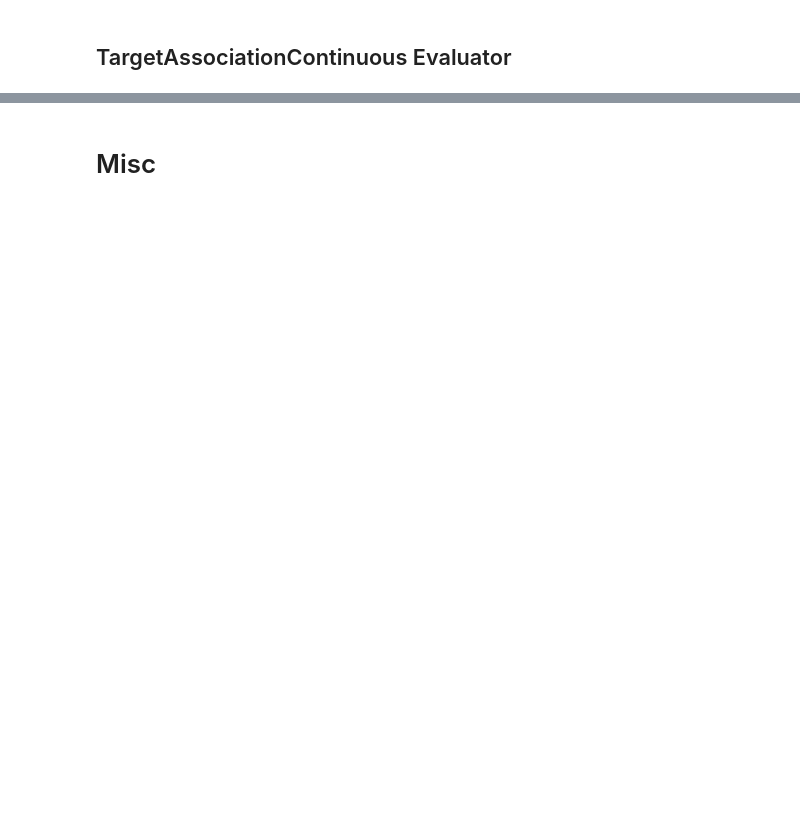
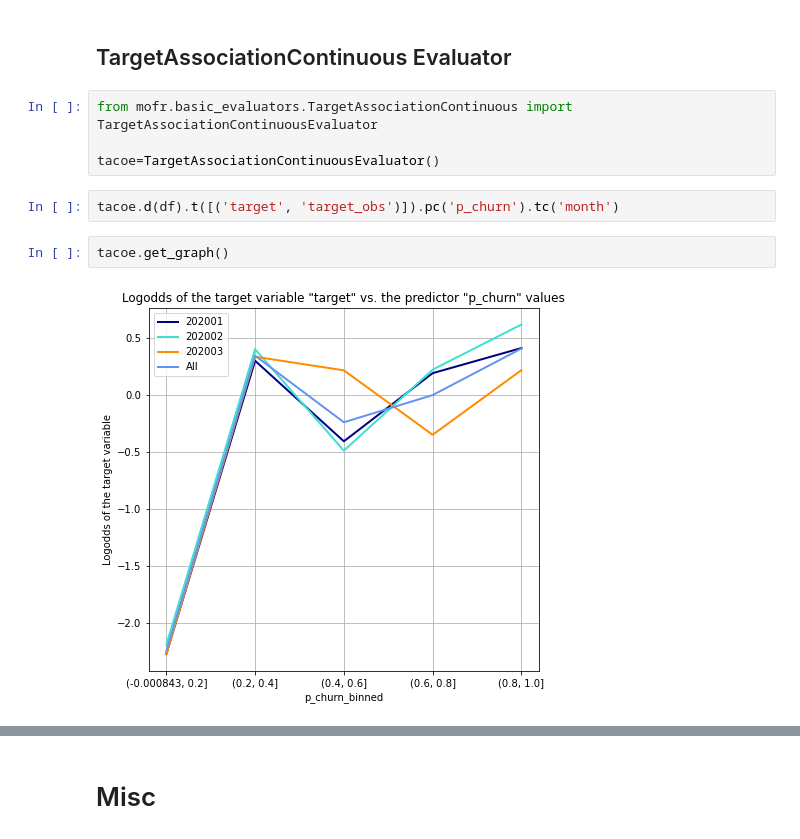
Before and after one commit to Vrboska/mofr, a Jupyter notebook: Testing.ipynb, the cells around one changed output, grey strips where cells are left out. Cells and saved outputs as stored; diff of their text form; blank space fills up the shorter version.

Commit message:
TargetAssociationContinuousEvaluator added

```diff
--- a/Testing.ipynb
+++ b/Testing.ipynb
@@ -564,2 +561,12 @@ Target association (default rate) of predictor "categorical_predictor" in time
 # %% [markdown]
 ## TargetAssociationContinuous Evaluator
+# %%
+from mofr.basic_evaluators.TargetAssociationContinuous import TargetAssociationContinuousEvaluator
+
+tacoe=TargetAssociationContinuousEvaluator()
+# %%
+tacoe.d(df).t([('target', 'target_obs')]).pc('p_churn').tc('month')
+# %%
+tacoe.get_graph()
+# %% [output]
+[figure, added]
```
Also changed, not shown: parts of 31 cells of this notebook, 3 other files.
